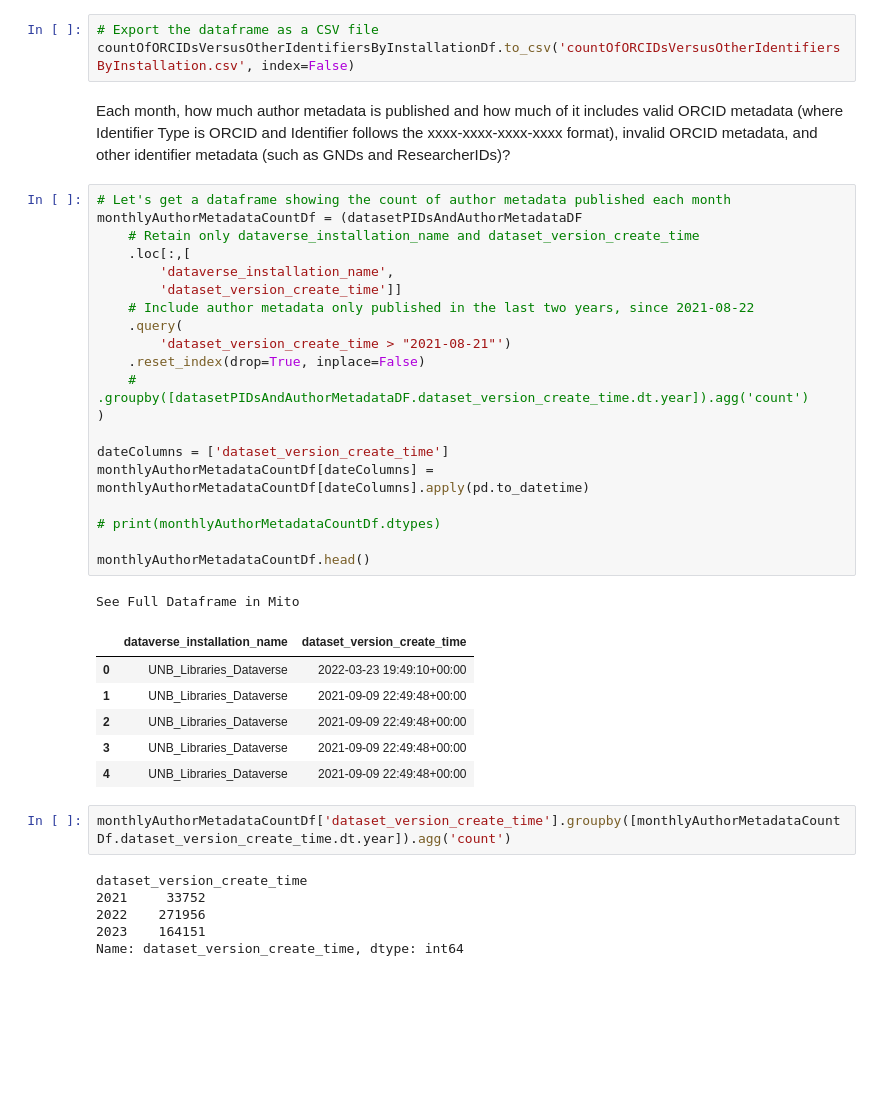
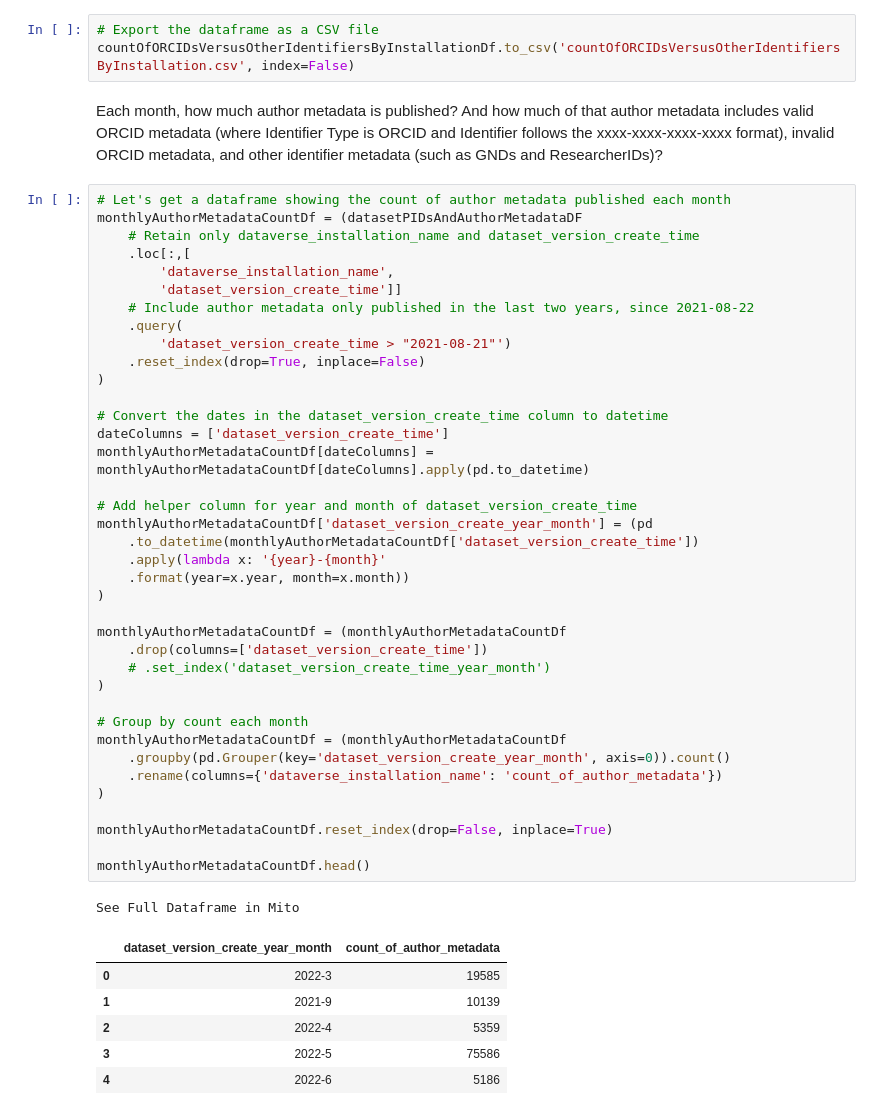
Before and after one commit to jggautier/ux-research-data-analysis, a Jupyter notebook: notebooks/PIDs_for_people_in_Dataverse_datasets/PIDs_for_people_in_HDV_datasets.ipynb, the cells around one changed output. Saved outputs shown, nothing was run; the diff lists cells and outputs as text; blank space fills up the shorter version.

```diff
--- a/notebooks/PIDs_for_people_in_Dataverse_datasets/PIDs_for_people_in_HDV_datasets.ipynb
+++ b/notebooks/PIDs_for_people_in_Dataverse_datasets/PIDs_for_people_in_HDV_datasets.ipynb
@@ -328,40 +321,50 @@ See Full Dataframe in Mito
 # Export the dataframe as a CSV file
 countOfORCIDsVersusOtherIdentifiersByInstallationDf.to_csv('countOfORCIDsVersusOtherIdentifiersByInstallation.csv', index=False)
 # %% [markdown]
-Each month, how much author metadata is published and how much of it includes valid ORCID metadata (where Identifier Type is ORCID and Identifier follows the xxxx-xxxx-xxxx-xxxx format), invalid ORCID metadata, and other identifier metadata (such as GNDs and ResearcherIDs)?
+Each month, how much author metadata is published? And how much of that author metadata includes valid ORCID metadata (where Identifier Type is ORCID and Identifier follows the xxxx-xxxx-xxxx-xxxx format), invalid ORCID metadata, and other identifier metadata (such as GNDs and ResearcherIDs)?
 # %%
 # Let's get a dataframe showing the count of author metadata published each month
 monthlyAuthorMetadataCountDf = (datasetPIDsAndAuthorMetadataDF
     # Retain only dataverse_installation_name and dataset_version_create_time
     .loc[:,[
         'dataverse_installation_name',
         'dataset_version_create_time']]
     # Include author metadata only published in the last two years, since 2021-08-22
     .query(
         'dataset_version_create_time > "2021-08-21"')
     .reset_index(drop=True, inplace=False)
-    # .groupby([datasetPIDsAndAuthorMetadataDF.dataset_version_create_time.dt.year]).agg('count')
 )
 
+# Convert the dates in the dataset_version_create_time column to datetime
 dateColumns = ['dataset_version_create_time']
 monthlyAuthorMetadataCountDf[dateColumns] = monthlyAuthorMetadataCountDf[dateColumns].apply(pd.to_datetime)
 
-# print(monthlyAuthorMetadataCountDf.dtypes)
+# Add helper column for year and month of dataset_version_create_time
+monthlyAuthorMetadataCountDf['dataset_version_create_year_month'] = (pd
+    .to_datetime(monthlyAuthorMetadataCountDf['dataset_version_create_time'])
+    .apply(lambda x: '{year}-{month}'
+    .format(year=x.year, month=x.month))
+)
+
+monthlyAuthorMetadataCountDf = (monthlyAuthorMetadataCountDf
+    .drop(columns=['dataset_version_create_time'])
+    # .set_index('dataset_version_create_time_year_month')
+)
+
+# Group by count each month
+monthlyAuthorMetadataCountDf = (monthlyAuthorMetadataCountDf
+    .groupby(pd.Grouper(key='dataset_version_create_year_month', axis=0)).count()
+    .rename(columns={'dataverse_installation_name': 'count_of_author_metadata'})
+)
+
+monthlyAuthorMetadataCountDf.reset_index(drop=False, inplace=True)
 
 monthlyAuthorMetadataCountDf.head()
 # %% [output]
 See Full Dataframe in Mito
-|  | dataverse_installation_name | dataset_version_create_time |
-| 0 | UNB_Libraries_Dataverse | 2022-03-23 19:49:10+00:00 |
-| 1 | UNB_Libraries_Dataverse | 2021-09-09 22:49:48+00:00 |
-| 2 | UNB_Libraries_Dataverse | 2021-09-09 22:49:48+00:00 |
-| 3 | UNB_Libraries_Dataverse | 2021-09-09 22:49:48+00:00 |
-| 4 | UNB_Libraries_Dataverse | 2021-09-09 22:49:48+00:00 |
+|  | dataset_version_create_year_month | count_of_author_metadata |
+| 0 | 2022-3 | 19585 |
+| 1 | 2021-9 | 10139 |
+| 2 | 2022-4 | 5359 |
+| 3 | 2022-5 | 75586 |
+| 4 | 2022-6 | 5186 |
-# %%
-monthlyAuthorMetadataCountDf['dataset_version_create_time'].groupby([monthlyAuthorMetadataCountDf.dataset_version_create_time.dt.year]).agg('count')
-# %% [output]
-dataset_version_create_time
-2021     33752
-2022    271956
-2023    164151
-Name: dataset_version_create_time, dtype: int64
```
Also changed, not shown: parts of 5 cells of this notebook.
